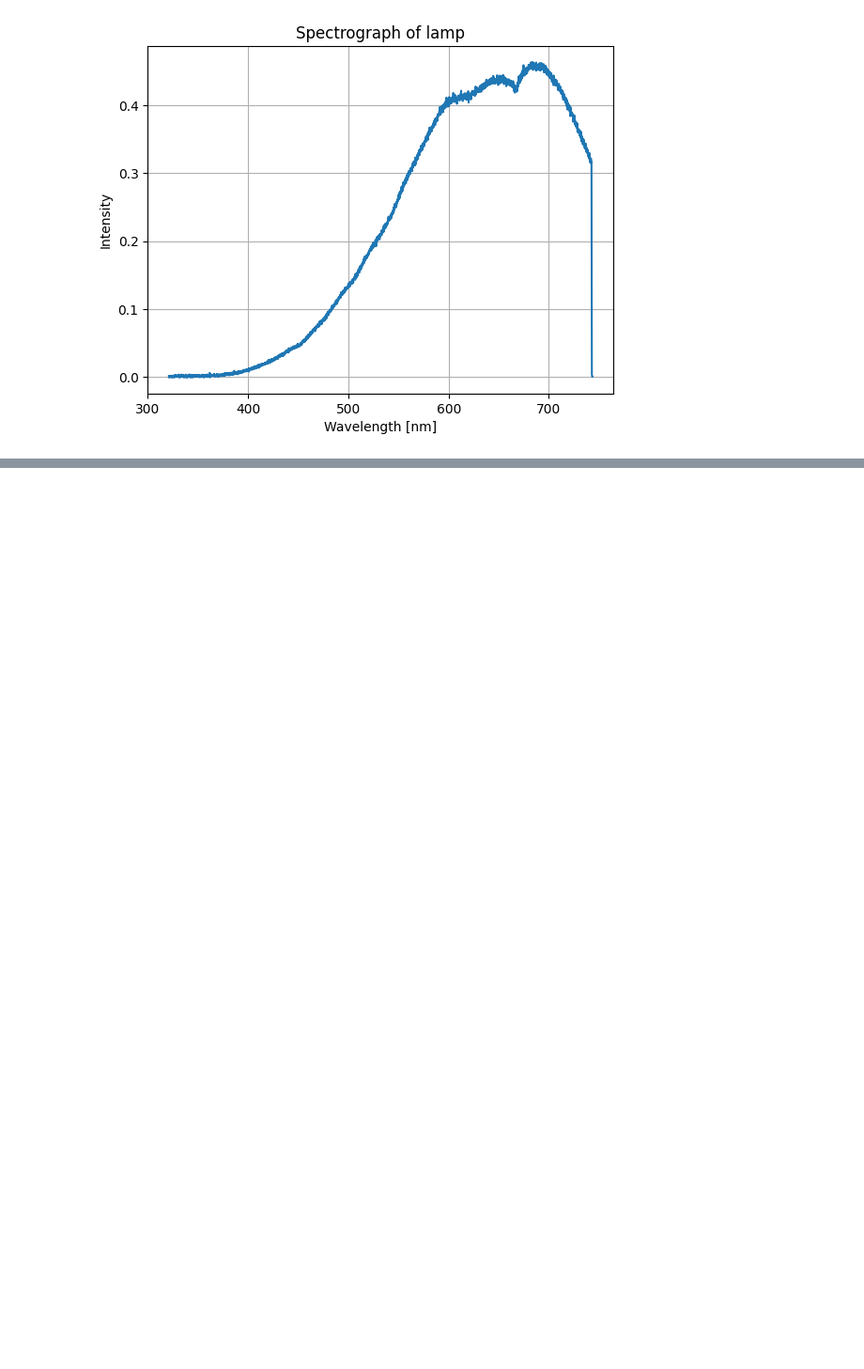
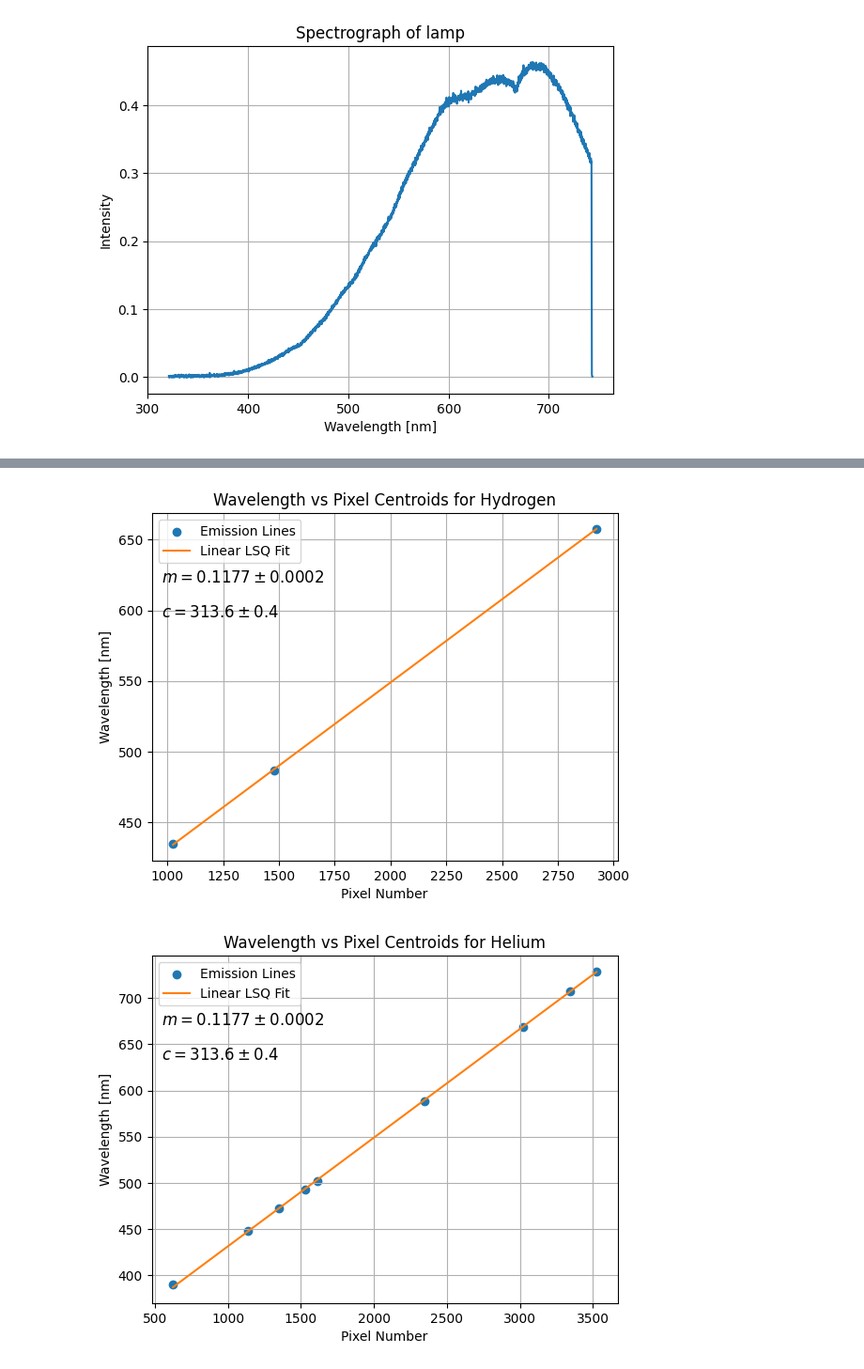
Before and after one commit to parkergeorge30/ASTRO150, a Jupyter notebook: Lab2.ipynb, the cells around one changed output, grey strips where cells are left out. Shown at 94% size. Cells and saved outputs as stored; diff of their text form; code cells hidden in the pictures; blank space fills up the shorter version.

```diff
--- a/Lab2.ipynb
+++ b/Lab2.ipynb
@@ -168,14 +86,0 @@ Centroids of lamp
-# %%
-for i, file in enumerate(files):
-    name = files[i][10:-4]
-    x, y = get_centroids(all_data[i][:,0], all_data[i][:,1])
-    #plt.scatter(x,y, label=name)
-    df = pd.DataFrame({'Wavelength [nm]': x, 'Pixel Number': y})
-    sns.set_theme()
-    sns.set_style('darkgrid')
-    sns.lmplot(x='Wavelength [nm]',y='Pixel Number',data=df)
-    #plt.xlabel('Wavelength [nm]')
-    #plt.ylabel('Pixel Number')
-    #plt.legend()
-    plt.title(f'Wavelength vs. Pixel Number of {name}')
-    #plt.show()
@@ -223,0 +104,9 @@ Mean Dispersion [nm/pixels]:
+# %%
+slopes = ut.zeros(n, dtype=np.float32)
+intercepts = ut.zeros(n, dtype=np.float32)
+
+for i, pnum in enumerate(all_pixel_nums):
+    slopes[i], intercepts[i] = ut.linear_least_squares(pnum, all_centroids[i])
+
+print(slopes)
+print(intercepts)
@@ -223,0 +191,7 @@ Mean Dispersion [nm/pixels]:
+# %%
+slope = ut.my_avg(slopes)
+slope_error = ut.my_avg(slope_errors)
+intercept = ut.my_avg(intercepts)
+intercept_error = ut.my_avg(intercept_errors)
+print(f"m = {slope:.4g} {pm} {slope_error:.2g}")
+print(f"c = {intercept:.4g} {pm} {intercept_error:.2g}")
@@ -223,0 +214,18 @@ Mean Dispersion [nm/pixels]:
+# %%
+for idx in range(len(all_pixel_nums)):
+    x = all_pixel_nums[idx]
+    y = all_centroids[idx]
+    plt.scatter(x, y, label='Emission Lines')
+    plt.plot(x, slope*x + intercept, c='tab:orange', label='Linear LSQ Fit')
+    plt.xlabel("Pixel Number")
+    plt.ylabel("Wavelength [nm]")
+    plt.title(f"Wavelength vs Pixel Centroids for {files[idx][name_slice]}")
+    ax = plt.gca()
+    plt.text(0.02, 0.8, r"$m=0.1177\pm0.0002$", fontsize=12, transform=ax.transAxes)
+    plt.text(0.02, 0.7, r"$c=313.6\pm0.4$", fontsize=12, transform=ax.transAxes)
+    plt.legend()
+    plt.grid()
+    plt.show()
+# %% [output]
+[figure, added]
+[figure, added]
```
Also changed, not shown: parts of 35 cells of this notebook.
